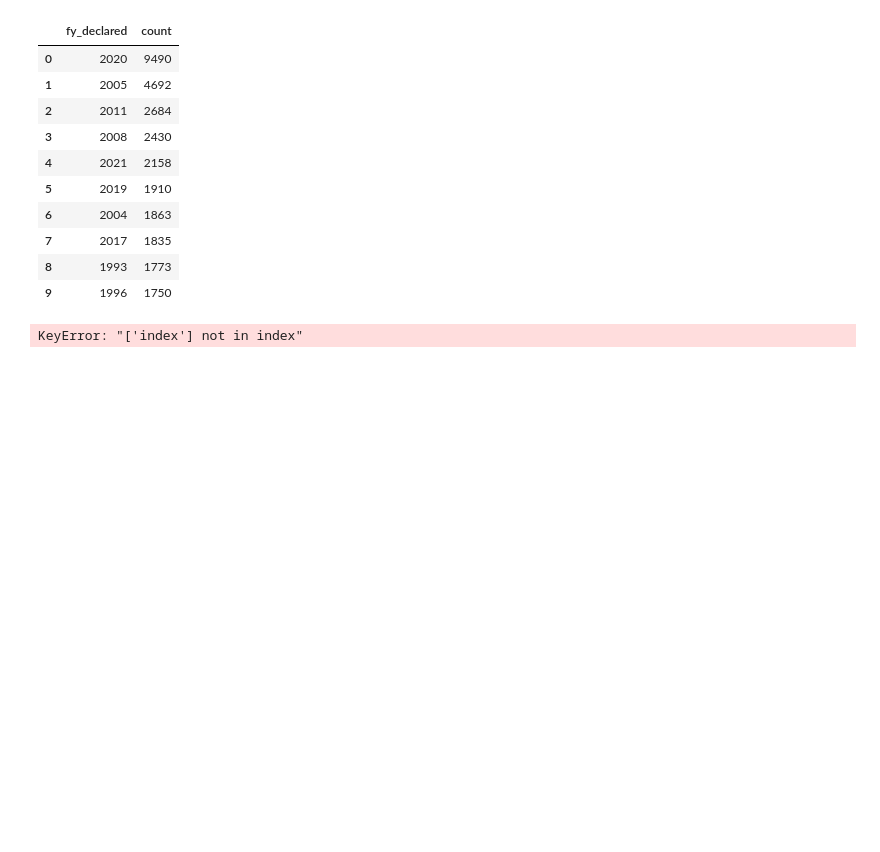
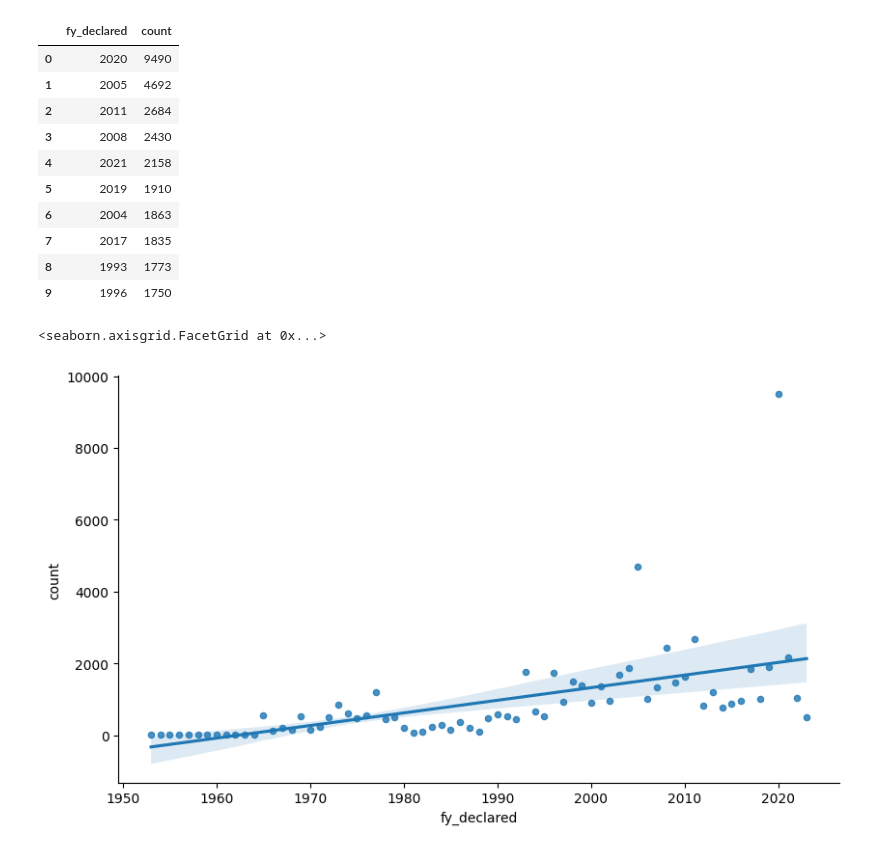
Before and after one commit to saj62/HackUTD-X-App, a Jupyter notebook: natural_disaster.ipynb, the cells around one changed output. Cells and saved outputs as stored; diff of their text form; code cells hidden in the pictures; blank space fills up the shorter version.

```diff
--- a/natural_disaster.ipynb
+++ b/natural_disaster.ipynb
@@ -5,7 +5,7 @@ import os
 import seaborn as sns
 import matplotlib as plt
 
-df = pd.read_csv('/Users/zora/desktop/datasets/natural_disasters/us_disaster_declarations.csv')
+df = pd.read_csv('datasets/us_disaster_declarations.csv')
 df.head(10)
 # %% [output]
 |  | fema_declaration_string | disaster_number | state | declaration_type | declaration_date | fy_declared | ... |
@@ -103,10 +105,11 @@ m.head(10)
 | 8 | 1993 | 1773 |
 | 9 | 1996 | 1750 |
 # %%
-sns.lmplot(x='index',y='fy_declared',data=m.sort_values(by='fy_declared'),
+sns.lmplot(x='fy_declared',y='count',data=m.sort_values(by='fy_declared'),
            aspect=1.7, height=5,markers=['o'], scatter_kws={'s':20})
 # %% [output]
-KeyError: "['index'] not in index"
+<seaborn.axisgrid.FacetGrid at 0x...>
+[figure, added]
 # %%
 m=df[['state','incident_type']].groupby('state').describe()
 m['incident_type'].sort_values(by='count',ascending=False).head(10)
```
Also changed, not shown: parts of 28 cells of this notebook, 10 other files.
